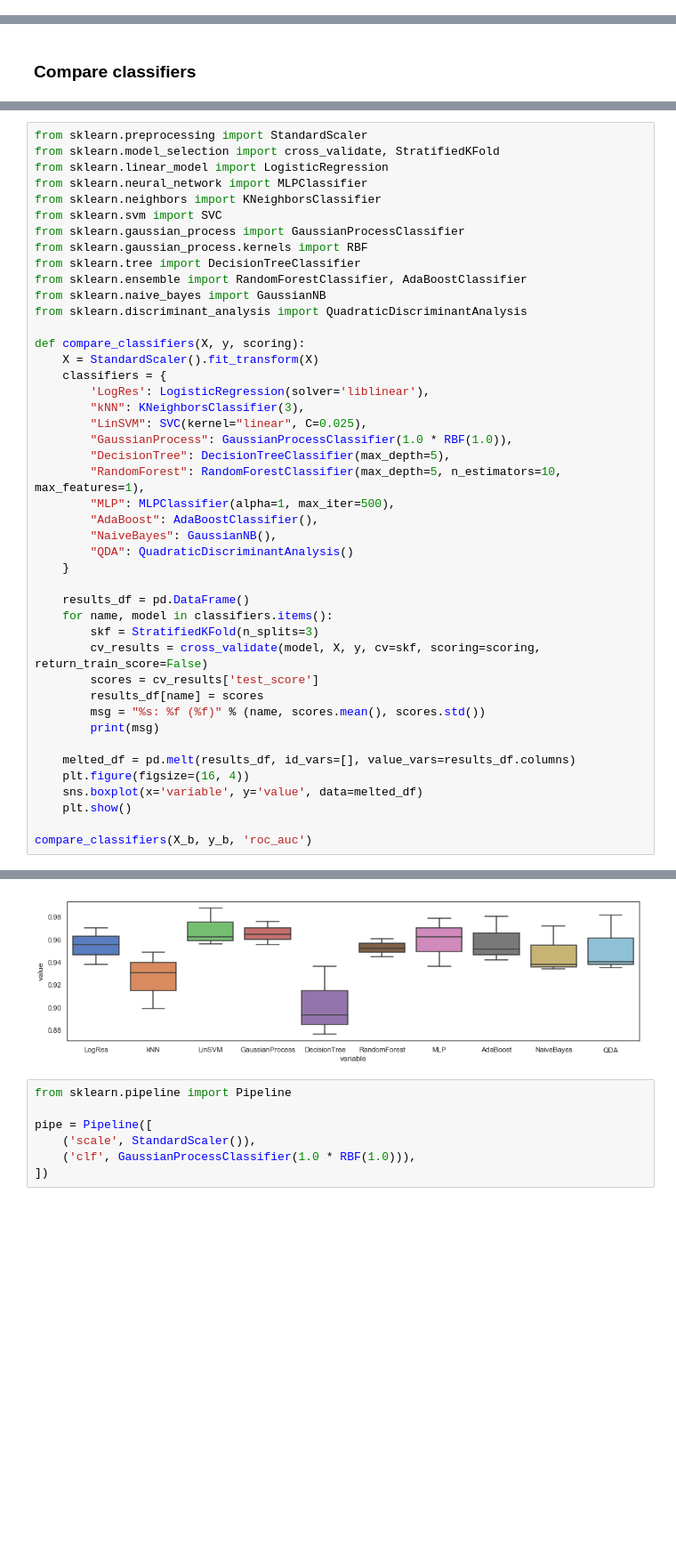
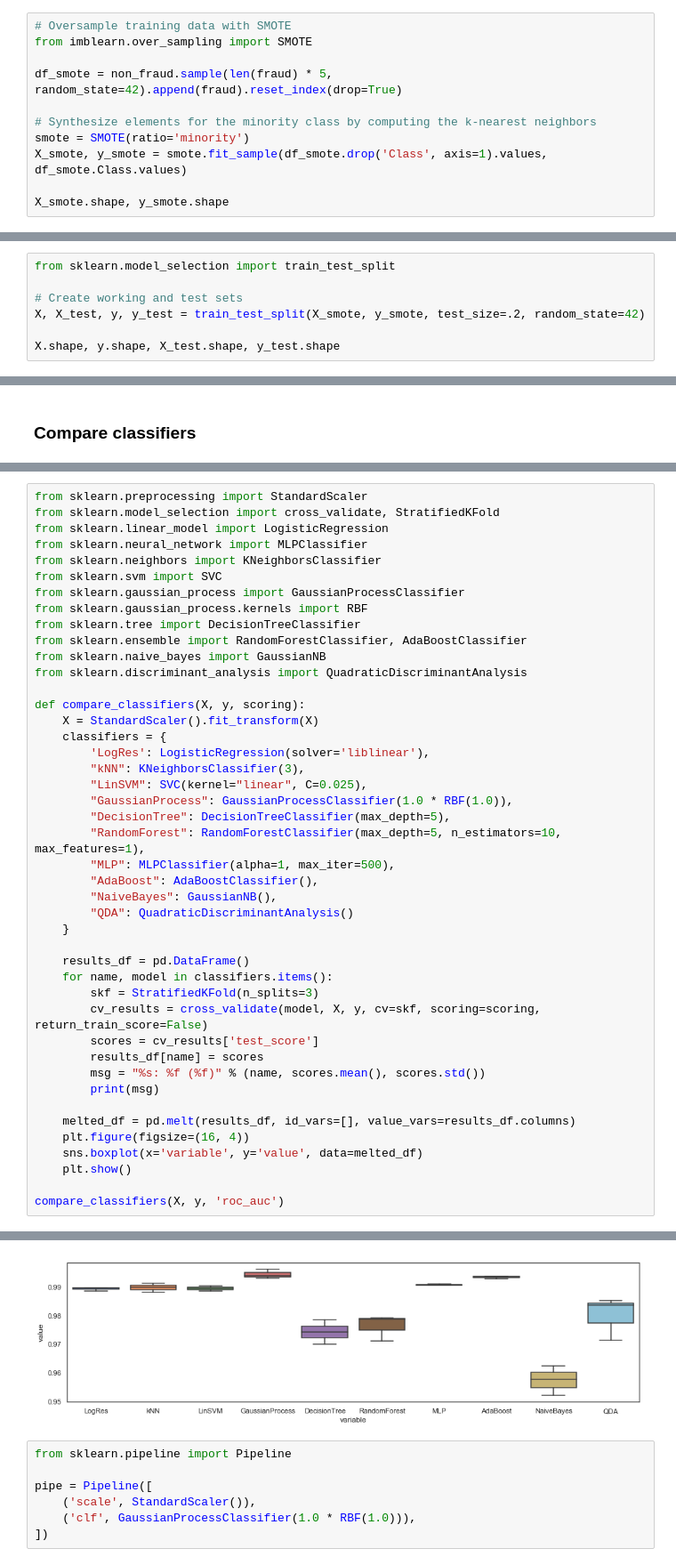
Before and after one commit to polakowo/mlprojects, a Jupyter notebook: credit-card-fraud-detection/credit-card-fraud-detection.ipynb, the cells around one changed output, grey strips where cells are left out. Shown at 89% size. Cells and saved outputs as stored; diff of their text form; blank space fills up the shorter version.

```diff
--- a/credit-card-fraud-detection/credit-card-fraud-detection.ipynb
+++ b/credit-card-fraud-detection/credit-card-fraud-detection.ipynb
@@ -93,0 +85,11 @@ X_b.shape, y_b.shape
+# %%
+# Oversample training data with SMOTE
+from imblearn.over_sampling import SMOTE
+
+df_smote = non_fraud.sample(len(fraud) * 5, random_state=42).append(fraud).reset_index(drop=True)
+
+# Synthesize elements for the minority class by computing the k-nearest neighbors
+smote = SMOTE(ratio='minority')
+X_smote, y_smote = smote.fit_sample(df_smote.drop('Class', axis=1).values, df_smote.Class.values)
+
+X_smote.shape, y_smote.shape
@@ -114,0 +102,7 @@ pd.Series(y).value_counts().plot.bar();
+# %%
+from sklearn.model_selection import train_test_split
+
+# Create working and test sets
+X, X_test, y, y_test = train_test_split(X_smote, y_smote, test_size=.2, random_state=42)
+
+X.shape, y.shape, X_test.shape, y_test.shape
@@ -182,5 +177,5 @@ def compare_classifiers(X, y, scoring):
     sns.boxplot(x='variable', y='value', data=melted_df)
     plt.show()
 
-compare_classifiers(X_b, y_b, 'roc_auc')
+compare_classifiers(X, y, 'roc_auc')
 # %% [output]
@@ -197,4 +192,4 @@ QDA: 0.952570 (0.020658)
-[figure, old version]
+[figure, new version]
 # %%
 from sklearn.pipeline import Pipeline
 
```
Also changed, not shown: parts of 55 cells of this notebook.
